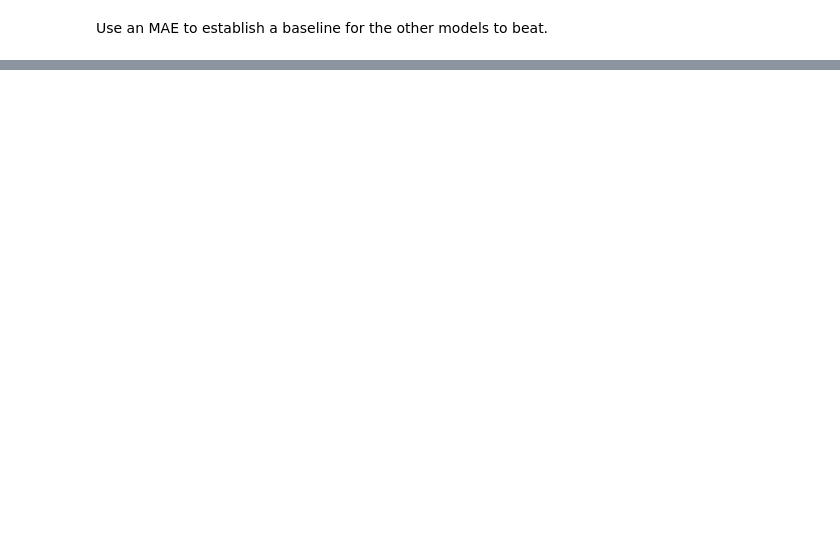
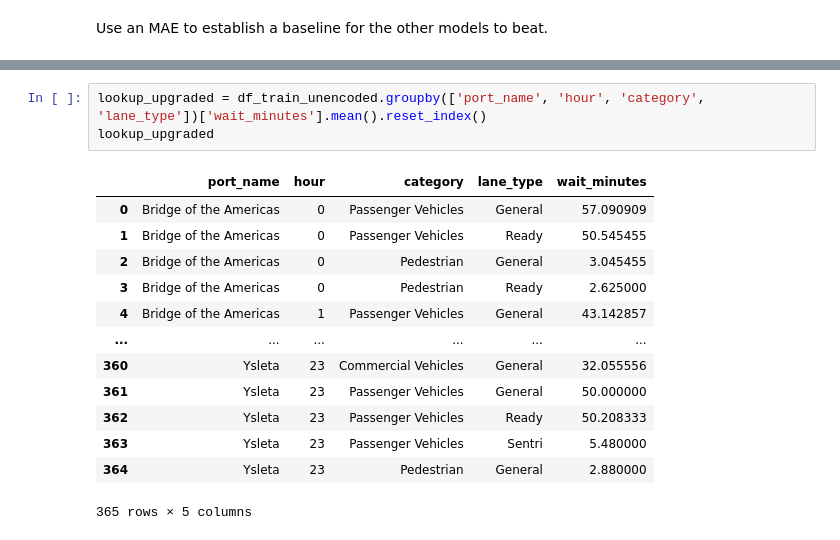
Before and after one commit to ian-vazquez/border-wait-times, a Jupyter notebook: notebooks/model.ipynb, the cells around one changed output, grey strips where cells are left out. Drawn from its saved outputs; the diff is of its cells as text; blank space fills up the shorter version.

```diff
--- a/notebooks/model.ipynb
+++ b/notebooks/model.ipynb
@@ -261,0 +263,17 @@ baseline_mae
+# %%
+lookup_upgraded = df_train_unencoded.groupby(['port_name', 'hour', 'category', 'lane_type'])['wait_minutes'].mean().reset_index()
+lookup_upgraded
+# %% [output]
+|  | port_name | hour | category | lane_type | wait_minutes |
+| 0 | Bridge of the Americas | 0 | Passenger Vehicles | General | 57.090909 |
+| 1 | Bridge of the Americas | 0 | Passenger Vehicles | Ready | 50.545455 |
+| 2 | Bridge of the Americas | 0 | Pedestrian | General | 3.045455 |
+| 3 | Bridge of the Americas | 0 | Pedestrian | Ready | 2.625000 |
+| 4 | Bridge of the Americas | 1 | Passenger Vehicles | General | 43.142857 |
+| ... | ... | ... | ... | ... | ... |
+| 360 | Ysleta | 23 | Commercial Vehicles | General | 32.055556 |
+| 361 | Ysleta | 23 | Passenger Vehicles | General | 50.000000 |
+| 362 | Ysleta | 23 | Passenger Vehicles | Ready | 50.208333 |
+| 363 | Ysleta | 23 | Passenger Vehicles | Sentri | 5.480000 |
+| 364 | Ysleta | 23 | Pedestrian | General | 2.880000 |
+365 rows × 5 columns
```
Also changed, not shown: parts of 18 cells of this notebook.
